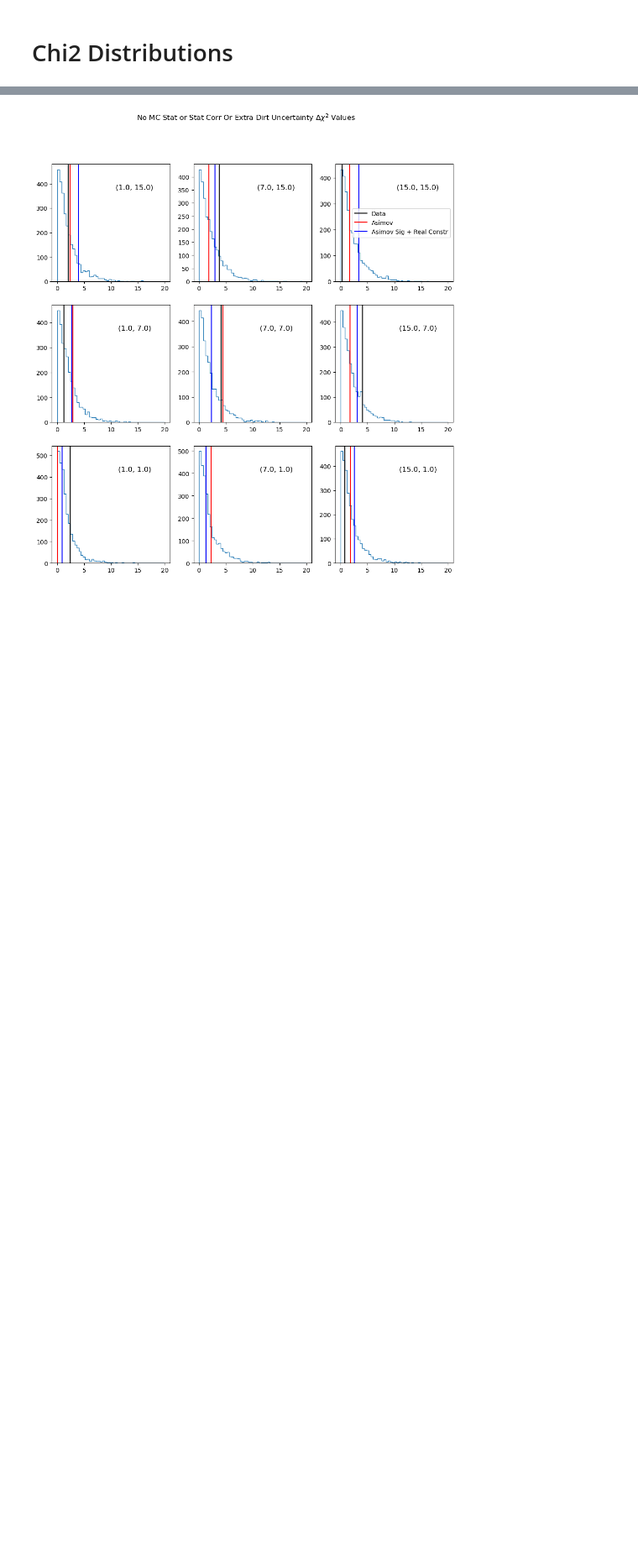
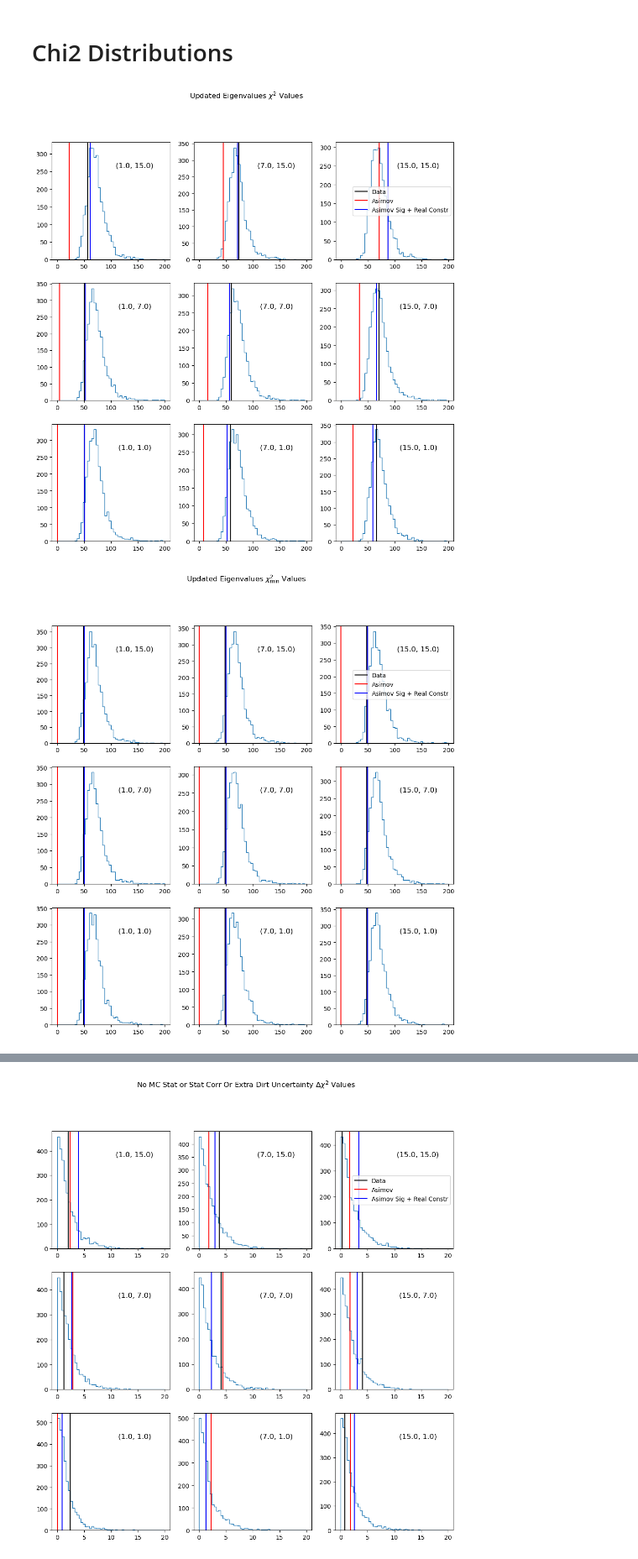
Before and after one commit to leehagaman/wc_framework, a Jupyter notebook: python_tools/sparse_distribution_checks.ipynb, the cells around one changed output, grey strips where cells are left out. Shown at 84% size. Cells and saved outputs as stored; diff of their text form; code cells hidden in the pictures; blank space fills up the shorter version.

Commit message:
doing eigenval mod on multiple err types after collapse

```diff
--- a/python_tools/sparse_distribution_checks.ipynb
+++ b/python_tools/sparse_distribution_checks.ipynb
@@ -133,3 +133,8 @@ def make_plots(dir_name, show_chi2=False, show_chi2_min=False, show_dchi2=True,
 
         plt.suptitle(title + r" $\Delta\chi^2$ Values")
         plt.show()
+# %%
+make_plots("updated_eigenvals", title="Updated Eigenvalues", show_chi2=True, show_chi2_min=True, show_dchi2=True)
+# %% [output]
+[figure, added]
+[figure, added]
```
Also changed, not shown: parts of 2 cells of this notebook, 4 other files.
